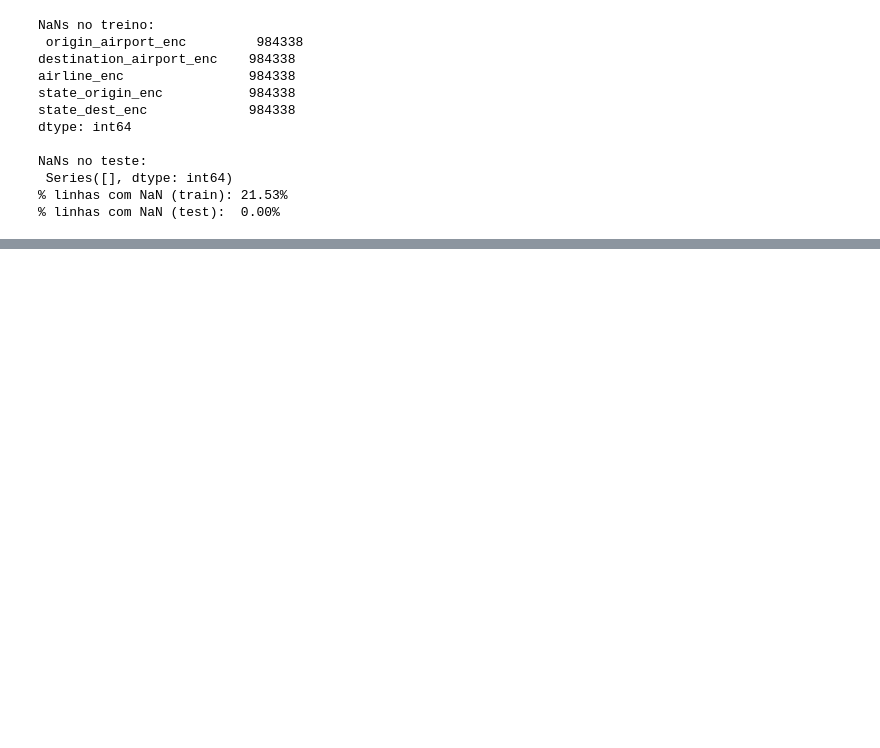
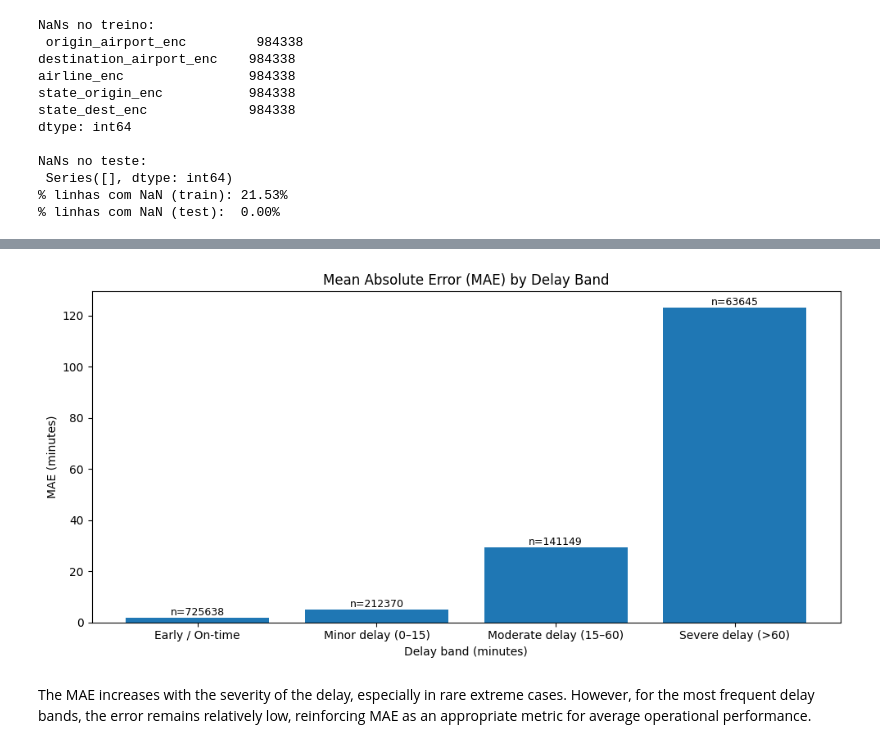
Before and after one commit to GuilhermeDellatin/fiap-machine-learning-tech-challenge-3, a Jupyter notebook: flight-regression.ipynb, the cells around one changed output, grey strips where cells are left out. Saved outputs shown, nothing was run; the diff lists cells and outputs as text; code cells hidden in the pictures; blank space fills up the shorter version.

```diff
--- a/flight-regression.ipynb
+++ b/flight-regression.ipynb
@@ -400,0 +330,31 @@ R2:   -0.0671
+# %%
+plt.figure(figsize=(10, 5))
+
+plt.bar(
+    mae_by_band["delay_band"].astype(str),
+    mae_by_band["MAE"]
+)
+
+plt.xlabel("Delay band (minutes)")
+plt.ylabel("MAE (minutes)")
+plt.title("Mean Absolute Error (MAE) by Delay Band")
+
+# Optional: show number of flights per band
+for i, row in mae_by_band.iterrows():
+    plt.text(
+        i,
+        row["MAE"],
+        f'n={row["Num_Flights"]}',
+        ha="center",
+        va="bottom",
+        fontsize=9
+    )
+
+plt.tight_layout()
+plt.show()
+# %% [output]
+[figure, added]
+# %% [markdown]
+The MAE increases with the severity of the delay, especially in rare extreme cases.
+However, for the most frequent delay bands, the error remains relatively low,
+reinforcing MAE as an appropriate metric for average operational performance.
```
Also changed, not shown: parts of 26 cells of this notebook.
